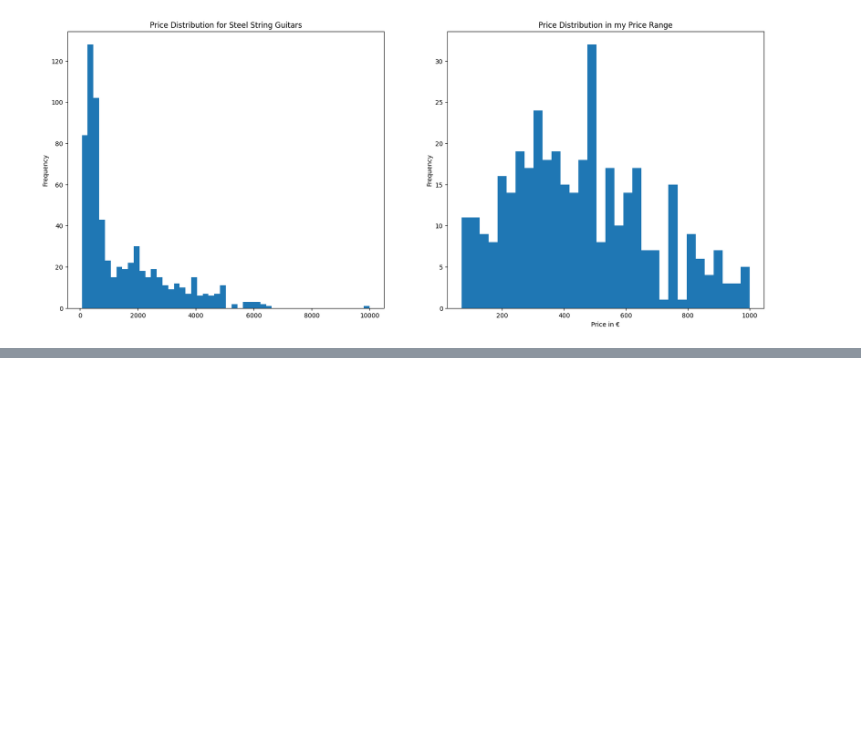
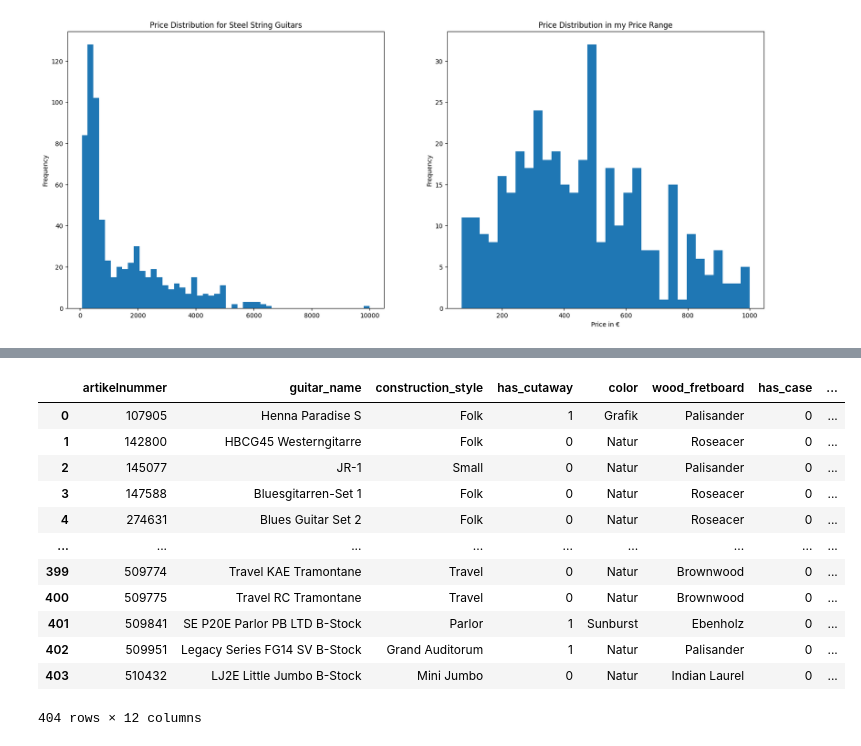
Before and after one commit to DeltiKron/guitar_scraping, a Jupyter notebook: notebooks/analysis_from_db.ipynb, the cells around one changed output, grey strips where cells are left out. Drawn from its saved outputs; the diff is of its cells as text; code cells hidden in the pictures; blank space fills up the shorter version.

```diff
--- a/notebooks/analysis_from_db.ipynb
+++ b/notebooks/analysis_from_db.ipynb
@@ -136,0 +157,20 @@ Text(0.5, 0, 'Price in €')
+# %%
+from guitar_scraping.analysis.questions import run_query
+
+
+df = run_query("select * from guitar_info where number_of_frets is null")
+for n in
+# %% [output]
+|  | artikelnummer | guitar_name | construction_style | has_cutaway | color | wood_fretboard | has_case | ... |
+| 0 | 107905 | Henna Paradise S | Folk | 1 | Grafik | Palisander | 0 | ... |
+| 1 | 142800 | HBCG45 Westerngitarre | Folk | 0 | Natur | Roseacer | 0 | ... |
+| 2 | 145077 | JR-1 | Small | 0 | Natur | Palisander | 0 | ... |
+| 3 | 147588 | Bluesgitarren-Set 1 | Folk | 0 | Natur | Roseacer | 0 | ... |
+| 4 | 274631 | Blues Guitar Set 2 | Folk | 0 | Natur | Roseacer | 0 | ... |
+| ... | ... | ... | ... | ... | ... | ... | ... | ... |
+| 399 | 509774 | Travel KAE Tramontane | Travel | 0 | Natur | Brownwood | 0 | ... |
+| 400 | 509775 | Travel RC Tramontane | Travel | 0 | Natur | Brownwood | 0 | ... |
+| 401 | 509841 | SE P20E Parlor PB LTD B-Stock | Parlor | 1 | Sunburst | Ebenholz | 0 | ... |
+| 402 | 509951 | Legacy Series FG14 SV B-Stock | Grand Auditorum | 1 | Natur | Palisander | 0 | ... |
+| 403 | 510432 | LJ2E Little Jumbo B-Stock | Mini Jumbo | 0 | Natur | Indian Laurel | 0 | ... |
+404 rows × 12 columns
```
Also changed, not shown: parts of 1 cell of this notebook, 8 other files.
